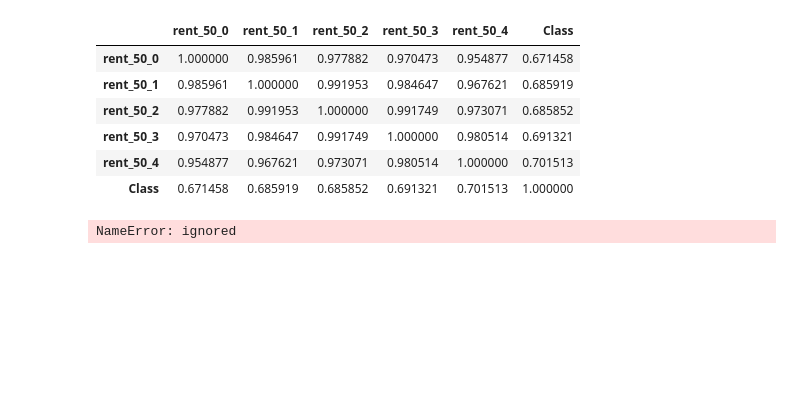
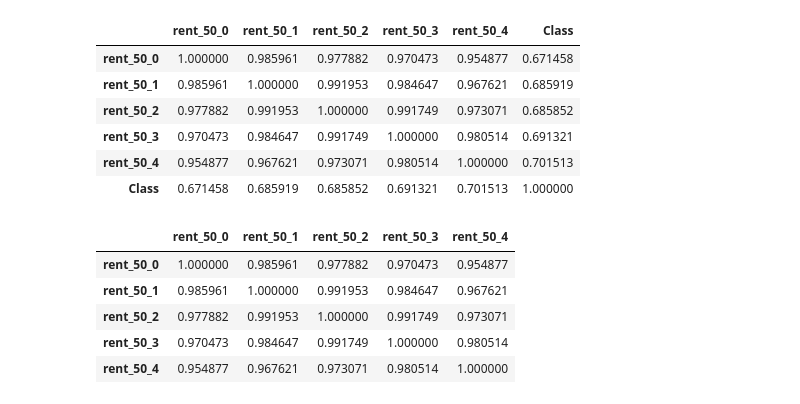
Before and after one commit to shumph10/Housing_Assistance_Analysis, a Jupyter notebook: ttest_project.ipynb, the cells around one changed output. Drawn from its saved outputs; the diff is of its cells as text; code cells hidden in the pictures; blank space fills up the shorter version.

```diff
--- a/ttest_project.ipynb
+++ b/ttest_project.ipynb
@@ -519,6 +543,11 @@ clustered_df2.corr(method='pearson')
 | rent_50_4 | 0.954877 | 0.967621 | 0.973071 | 0.980514 | 1.000000 | 0.701513 |
 | Class | 0.671458 | 0.685919 | 0.685852 | 0.691321 | 0.701513 | 1.000000 |
 # %%
-new_rent_2022.corr(method=pearson)
+new_rent_2022.corr(method='pearson')
 # %% [output]
-NameError: ignored
+|  | rent_50_0 | rent_50_1 | rent_50_2 | rent_50_3 | rent_50_4 |
+| rent_50_0 | 1.000000 | 0.985961 | 0.977882 | 0.970473 | 0.954877 |
+| rent_50_1 | 0.985961 | 1.000000 | 0.991953 | 0.984647 | 0.967621 |
+| rent_50_2 | 0.977882 | 0.991953 | 1.000000 | 0.991749 | 0.973071 |
+| rent_50_3 | 0.970473 | 0.984647 | 0.991749 | 1.000000 | 0.980514 |
+| rent_50_4 | 0.954877 | 0.967621 | 0.973071 | 0.980514 | 1.000000 |
```
Also changed, not shown: parts of 4 cells of this notebook.
